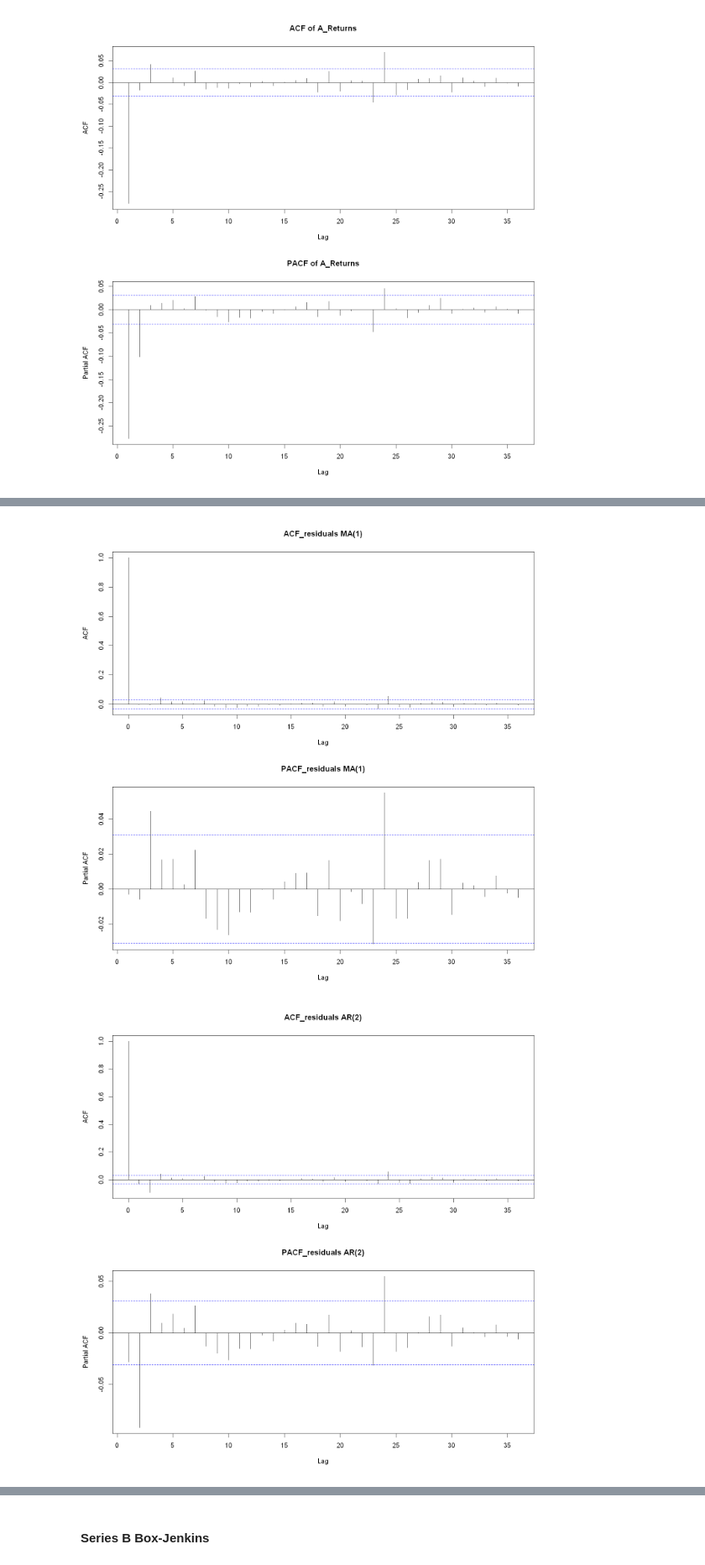
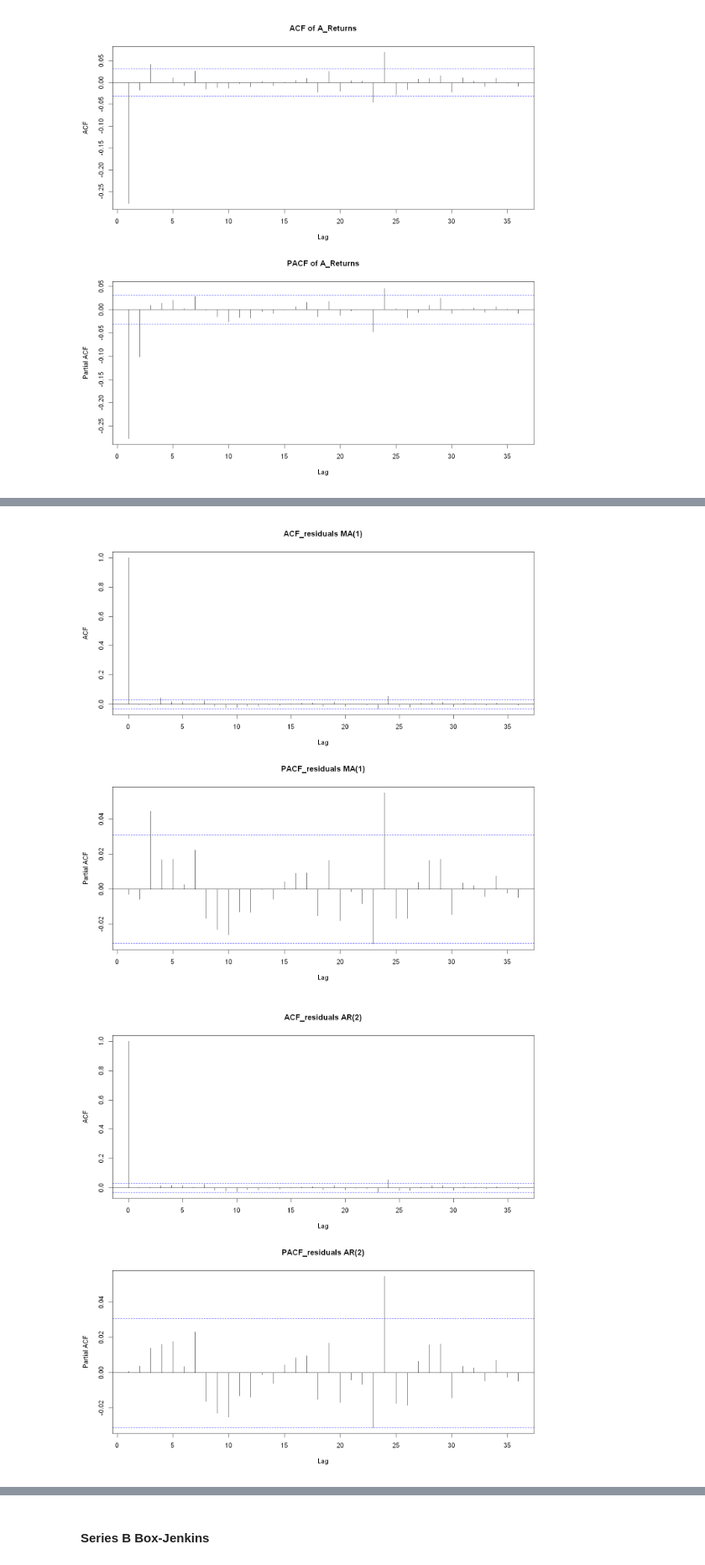
Before and after one commit to ahojdobryden/FiCox, a Jupyter notebook: HA2/HW2.ipynb, the cells around one changed output, grey strips where cells are left out. Shown at 84% size. Cells and saved outputs as stored; diff of their text form; code cells hidden in the pictures.

```diff
--- a/HA2/HW2.ipynb
+++ b/HA2/HW2.ipynb
@@ -261,7 +254,7 @@ Pacf(series_A$ret, main="PACF of A_Returns")
 # %%
 A_ma1 <- Arima(series_A$ret, order = c(0, 0, 1))
 summary(A_ma1)
-A_ar2 <- Arima(series_A$ret, order = c(1, 0, 0))
+A_ar2 <- Arima(series_A$ret, order = c(2, 0, 0))
 summary(A_ar2)
 A_arma11 <- Arima(series_A$ret, order = c(1, 0, 1))
 summary(A_arma11)
@@ -317,14 +310,12 @@ Training set -0.0002441463
 # %%
 par(mfrow = c(2,1 ))
 acf(A_ma1$residuals, main = "ACF_residuals MA(1)")
 pacf(A_ma1$residuals, main = "PACF_residuals MA(1)")
 acf(A_ar2$residuals, main = "ACF_residuals AR(2)")
 pacf(A_ar2$residuals, main = "PACF_residuals AR(2)")
 acf(A_arma11$residuals, main = "ACF_residuals ARMA(1,1)")
 pacf(A_arma11$residuals, main = "PACF_residuals ARMA(1,1)")
-acf(A_arma21$residuals, main = "ACF_residuals ARMA(2,1)")
-pacf(A_arma21$residuals, main = "PACF_residuals ARMA(2,1)")
 # %% [output]
 [figure]
-[figure, old version]
+[figure, new version]
 [figure]
```
Also changed, not shown: parts of 13 cells of this notebook.
